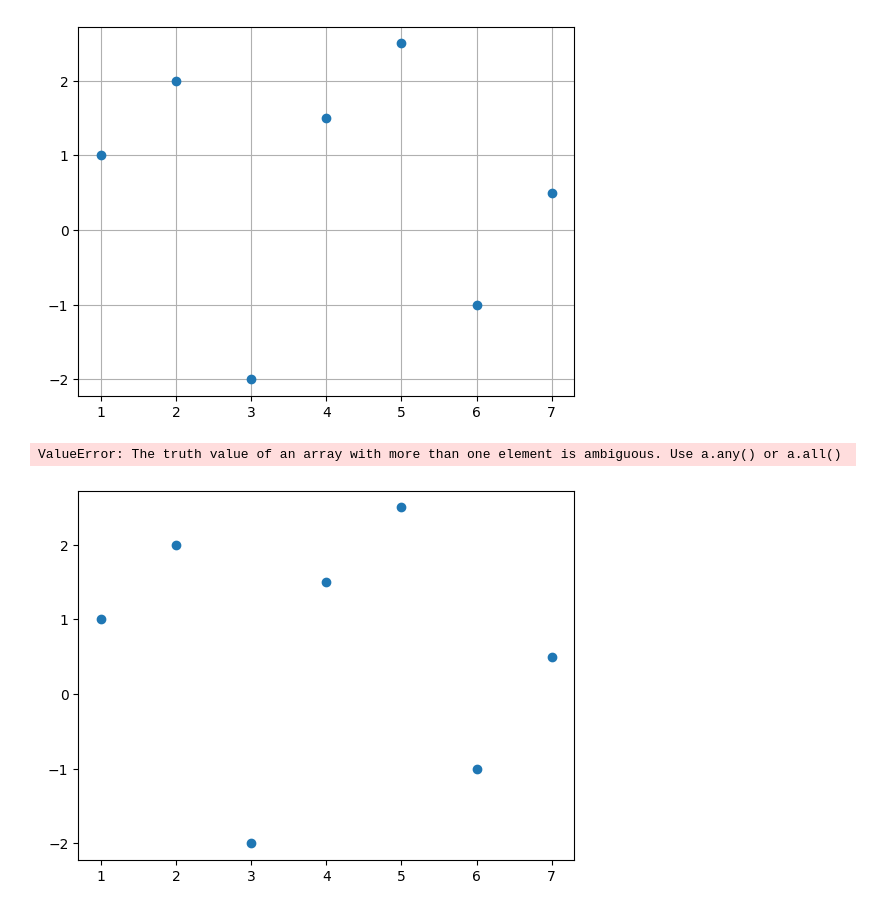
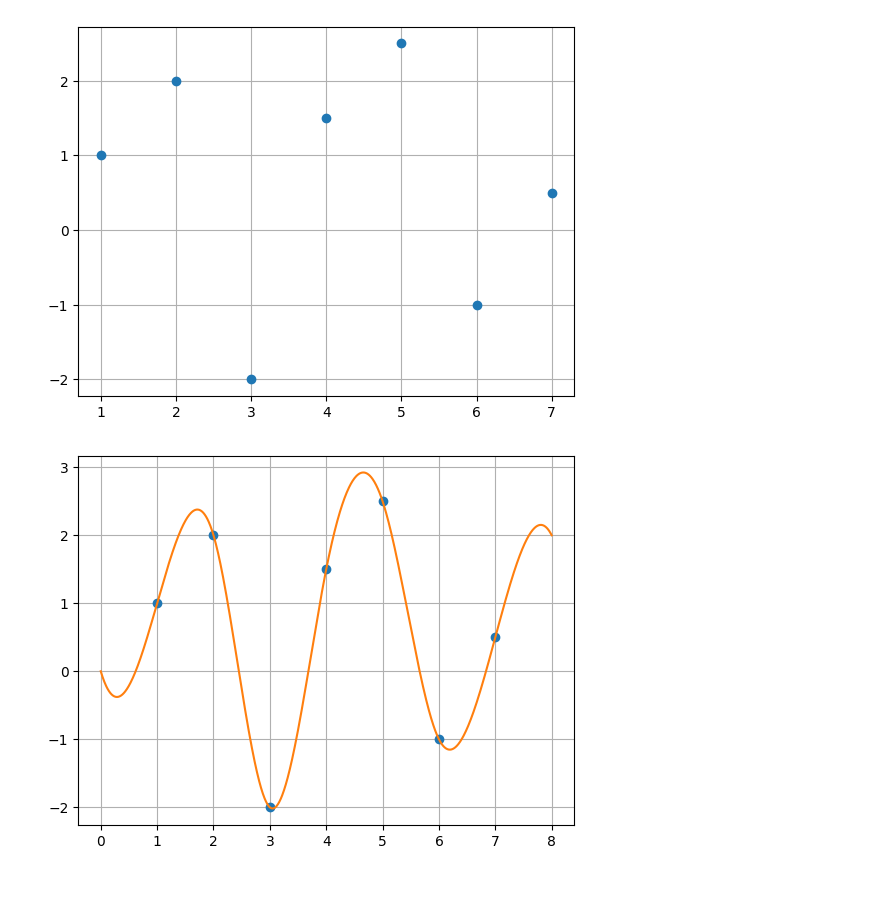
Before and after one commit to pacaicedo/pacaicedo.github.io, a Jupyter notebook: code/NumericalAnalysis/habilitacion001_Numerical_Analysis.ipynb, the cells around one changed output. Cells and saved outputs as stored; diff of their text form; code cells hidden in the pictures.

```diff
--- a/code/NumericalAnalysis/habilitacion001_Numerical_Analysis.ipynb
+++ b/code/NumericalAnalysis/habilitacion001_Numerical_Analysis.ipynb
@@ -116,14 +116,17 @@ def funcionSegmento(s0,s1,s2,s3,s4,s5,x):
         return s4(x)
     elif (x>6).any():
         return s5(x)
-# %%
-x = np.array([1,2,3,4,5,6,7])
-y = np.array([1,2,-2,1.5,2.5,-1,0.5])
-figura = plt.figure()
-plt.plot(x,y,'o')
-plt.plot(x, funcionSegmento(s0,s1,s2,s3,s4,s5,x))
-plt.grid()
-plt.show()
-# %% [output]
-ValueError: The truth value of an array with more than one element is ambiguous. Use a.any() or a.all()
-[figure, removed]
+# %%
+x1 = np.array([1,2,3,4,5,6,7])
+y1 = np.array([1,2,-2,1.5,2.5,-1,0.5])
+x = np.linspace(0,8,1000)
+y = np.piecewise(x, [x<=2, ( (x>2) & (x<=3)), ((x>3)&(x<=4)), ((x>4)&(x<=5)), ((x>5)&(x<=6)), x>6],
+                 [lambda x: a00+a01*x+a02*x**2+a03*x**3, lambda x: a10+a11*x+a12*x**2+a13*x**3,
+                  lambda x: a20+a21*x+a22*x**2+a23*x**3, lambda x: a30+a31*x+a32*x**2+a33*x**3,
+                  lambda x: a40+a41*x+a42*x**2+a43*x**3, lambda x: a50+a51*x+a52*x**2+a53*x**3])
+figura = plt.figure()
+plt.plot(x1,y1,'o')
+plt.plot(x, y)
+plt.grid()
+# %% [output]
+[figure, added]
```
